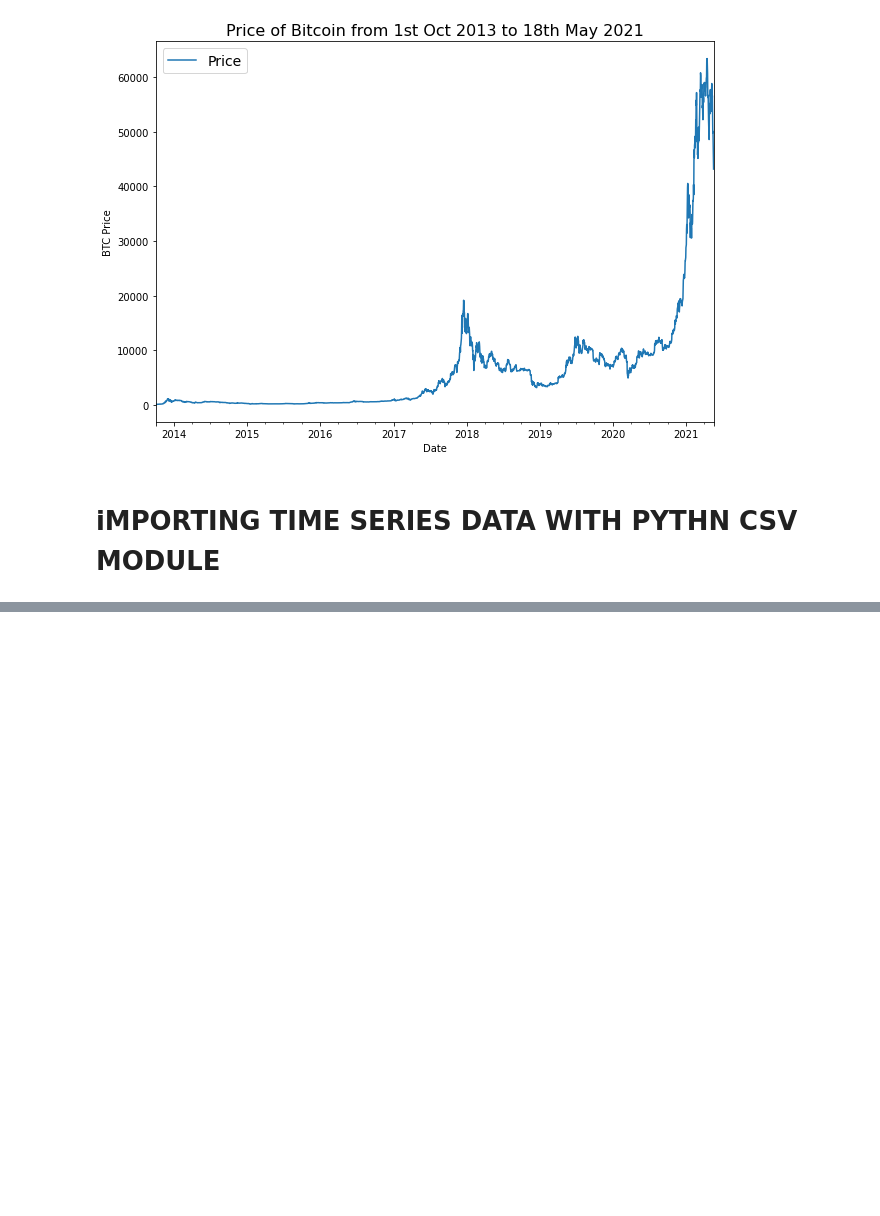
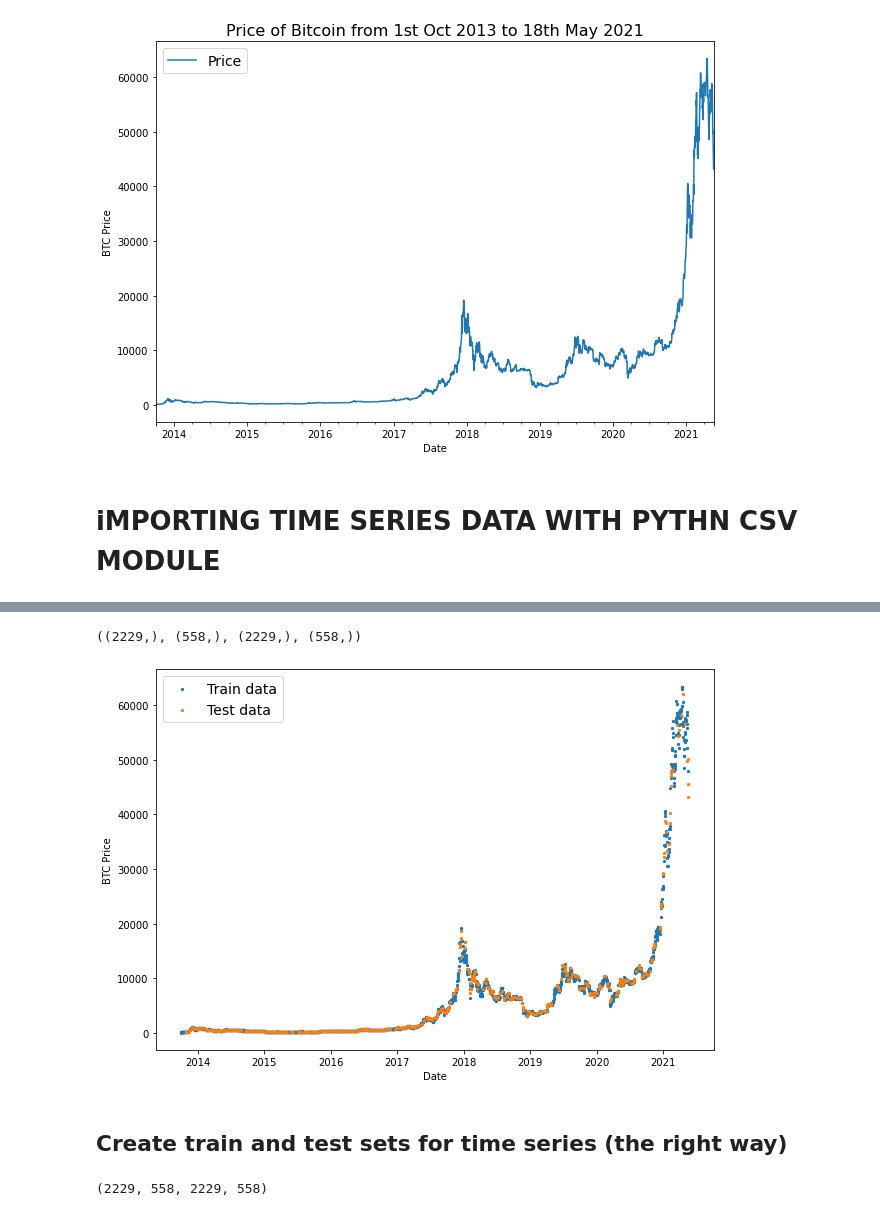
Before and after one commit to Kennedy87670/Other_Project, a Jupyter notebook: Time_series_forecating.ipynb, the cells around one changed output, grey strips where cells are left out. Cells and saved outputs as stored; diff of their text form; code cells hidden in the pictures; blank space fills up the shorter version.

```diff
--- a/Time_series_forecating.ipynb
+++ b/Time_series_forecating.ipynb
@@ -103,0 +147,6 @@ with open("/content/BTC_USD_2013-10-01_2021-05-18-CoinDesk.csv", "r") as f:
+# %%
+# Get bitcoin date array
+timesetps = bitcoin_prices.index.to_numpy()
+prices = bitcoin_prices["Price"].to_numpy()
+
+timesteps[:10], prices[:10]
@@ -103,0 +166,38 @@ with open("/content/BTC_USD_2013-10-01_2021-05-18-CoinDesk.csv", "r") as f:
+# %%
+#wrong way to make train/test sets for time seires data
+from sklearn.model_selection import train_test_split
+
+X_train, X_test, y_train, y_test = train_test_split(timesetps, # dates
+                                                    prices, # BTC prices
+                                                    test_size=0.2,
+                                                    random_state=42)
+
+X_train.shape, X_test.shape, y_train.shape, y_test.shape
+# %% [output]
+((2229,), (558,), (2229,), (558,))
+# %%
+# Let's plot wrong train and test splits
+plt.figure(figsize=(10, 7))
+plt.scatter(X_train, y_train, s=5, label="Train data")
+plt.scatter(X_test, y_test, s=5, label="Test data")
+plt.xlabel("Date")
+plt.ylabel("BTC Price")
+plt.legend(fontsize=14)
+plt.show();
+# %% [output]
+[figure, added]
+# %% [markdown]
+## Create train and test sets for time series (the right way)
+# %%
+# Create train and test splits the right way for time series data
+split_size = int(0.8 * len(prices)) # 80% train, 20% test
+
+# Create train data splits (everything before the split)
+X_train, y_train = timesteps[:split_size], prices[:split_size]
+
+# Create test data splits (everything after the split)
+X_test, y_test = timesteps[split_size:], prices[split_size:]
+
+len(X_train), len(X_test), len(y_train), len(y_test)
+# %% [output]
+(2229, 558, 2229, 558)
```
Also changed, not shown: parts of 12 cells of this notebook.
